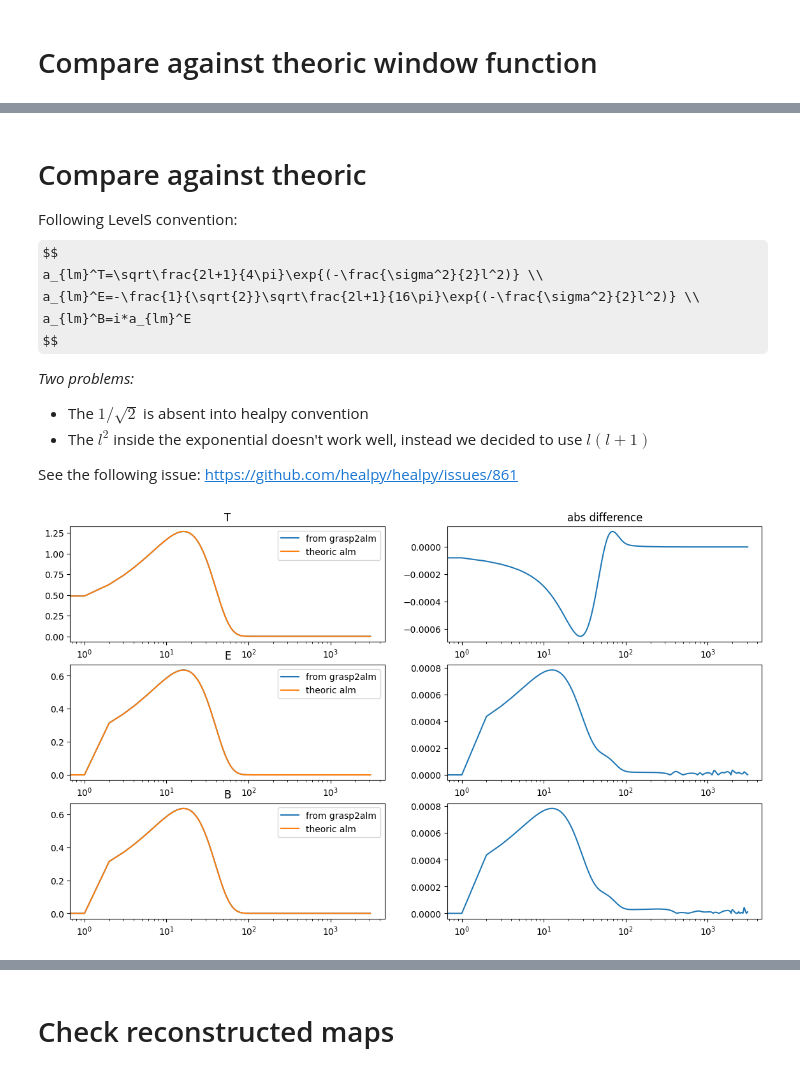
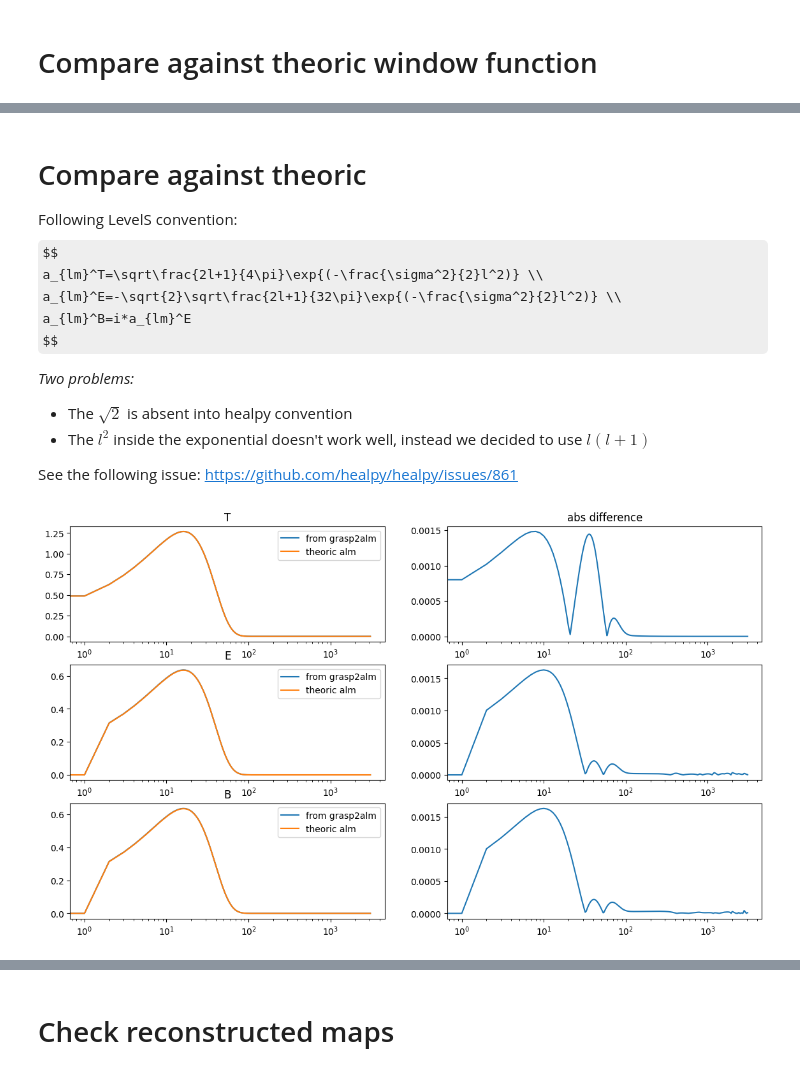
Before and after one commit to teob97/grasp2alm, a Jupyter notebook: notebooks/test.ipynb, the cells around one changed output, grey strips where cells are left out. Saved outputs shown, nothing was run; the diff lists cells and outputs as text; code cells hidden in the pictures; some formulas as TeX source.

```diff
--- a/notebooks/test.ipynb
+++ b/notebooks/test.ipynb
@@ -108,12 +108,12 @@ def ideal_baeam_window_2(amplitude, sigma, l):
 Following LevelS convention:
 $$
 a_{lm}^T=\sqrt\frac{2l+1}{4\pi}\exp{(-\frac{\sigma^2}{2}l^2)} \\
-a_{lm}^E=-\frac{1}{\sqrt{2}}\sqrt\frac{2l+1}{16\pi}\exp{(-\frac{\sigma^2}{2}l^2)} \\
+a_{lm}^E=-\sqrt{2}\sqrt\frac{2l+1}{32\pi}\exp{(-\frac{\sigma^2}{2}l^2)} \\
 a_{lm}^B=i*a_{lm}^E
 $$
 
 *Two problems:*
-- The $1/\sqrt{2}$ is absent into healpy convention
+- The $\sqrt{2}$ is absent into healpy convention
 - The $l^2$ inside the exponential doesn't work well, instead we decided to use $l(l+1)$
 
 See the following issue: https://github.com/healpy/healpy/issues/861
@@ -169,18 +169,18 @@ alm_hp = np.array([alm_T_0_hp, alm_E_2_hp, alm_B_2_hp])
 # %%
 fig, axs = plt.subplots(3,2, figsize=(14,8))
 for indx, stokes in enumerate('TEB'):
     axs[indx,0].plot(abs(alm_yusuke[indx]), label='from grasp2alm')
     axs[indx,0].plot(abs(alm_hp[indx]), label='theoric alm')
     axs[indx,0].set_title(stokes)
     axs[indx,0].legend()
 
     axs[0,1].set_title('abs difference')
-    axs[indx,1].plot(abs(alm_yusuke[indx])-abs(alm_hp[indx]))
+    axs[indx,1].plot(abs(alm_yusuke[indx]-alm_hp[indx]))
 
     axs[indx,0].set_xscale('log')
     axs[indx,1].set_xscale('log')
 # %% [output]
-[figure, old version]
+[figure, new version]
 # %%
 np.allclose(alm_yusuke[0], alm_hp[0], atol=1e-3)
 # %% [output]
```
Also changed, not shown: parts of 5 cells of this notebook, 1 other file.
